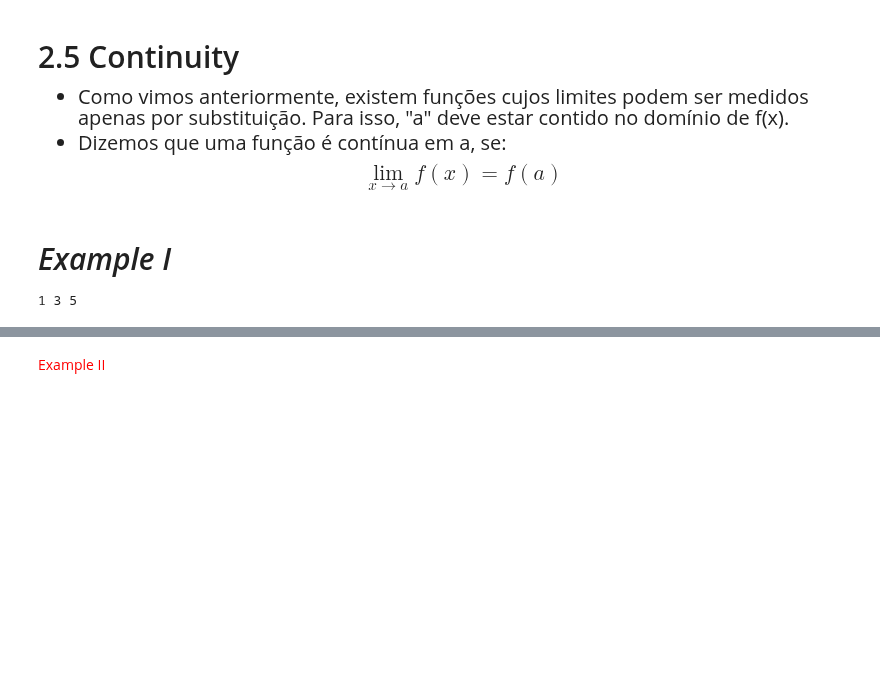
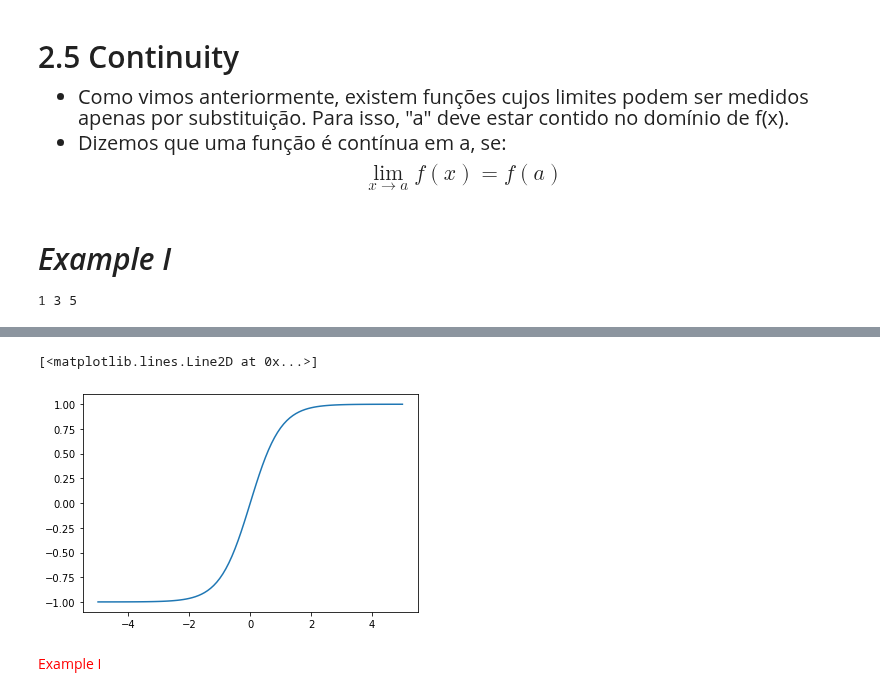
Before and after one commit to felipesveiga/Calculus, a Jupyter notebook: Chapter 2/stewart2.ipynb, the cells around one changed output, grey strips where cells are left out. Drawn from its saved outputs; the diff is of its cells as text; code cells hidden in the pictures; blank space fills up the shorter version.

Commit message:
Example I

```diff
--- a/Chapter 2/stewart2.ipynb
+++ b/Chapter 2/stewart2.ipynb
@@ -1286,2 +1466,11 @@ print(1,3,5)
+# %%
+# A função tanh possui duas assintotas (y=1 e y=-1).
+xs = np.linspace(-5, 5, 101)
+ys = np.tanh(xs)
+
+plt.plot(xs, ys)
+# %% [output]
+[<matplotlib.lines.Line2D at 0x...>]
+[figure, added]
 # %% [markdown]
-<p style='color:red'> Example II</p>
+<p style='color:red'> Example I</p>
```
Also changed, not shown: parts of 16 cells of this notebook.
